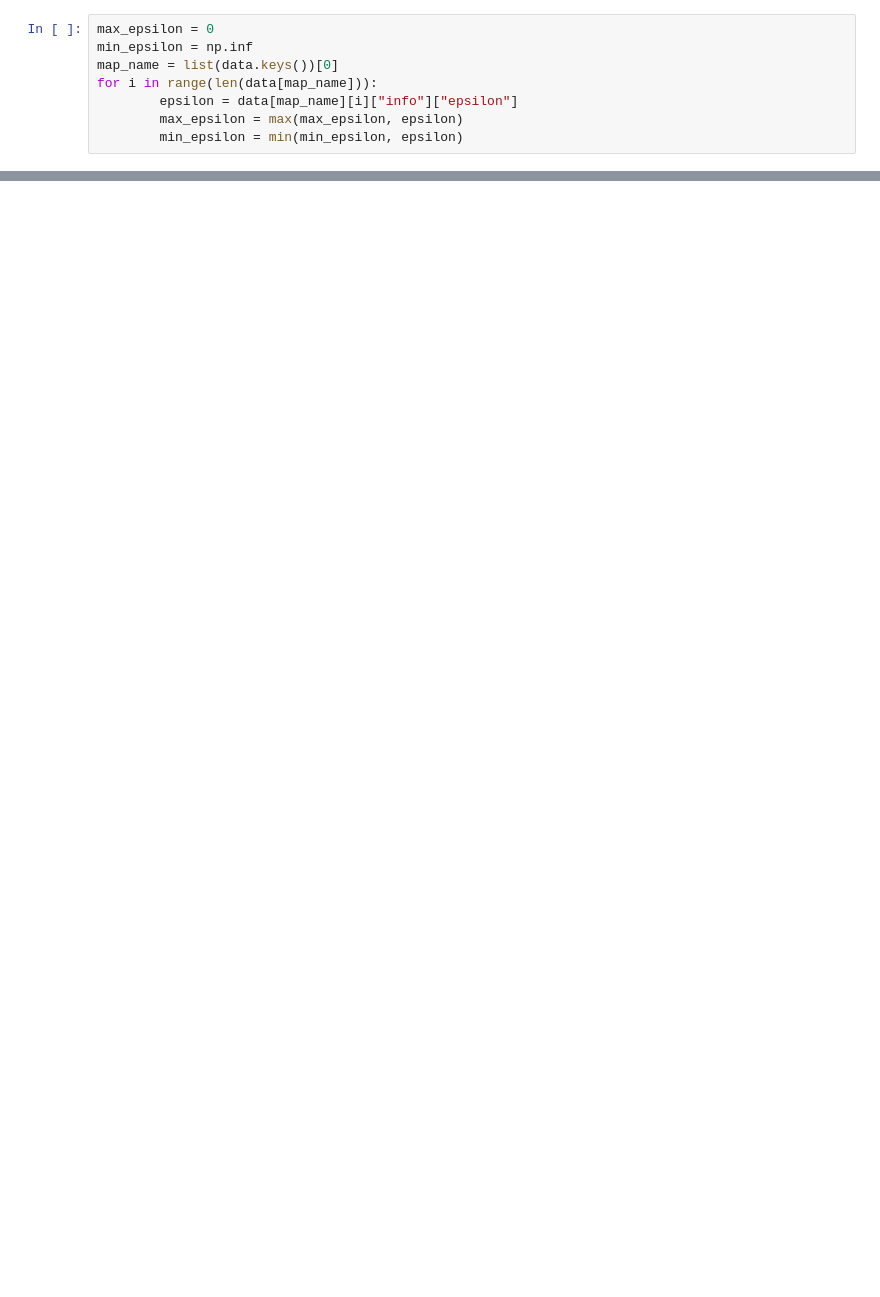
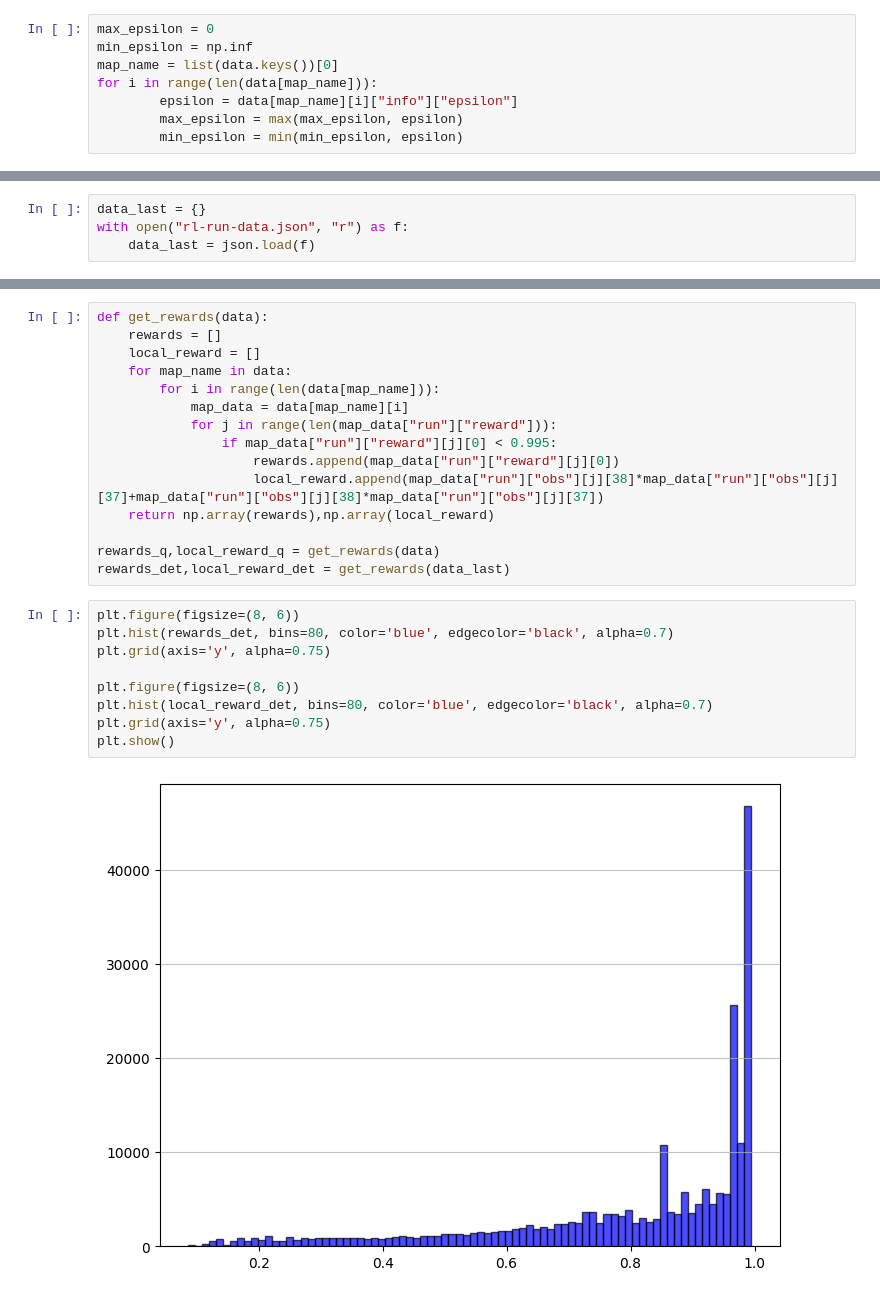
Before and after one commit to Etyl/swarm-rescue, a Jupyter notebook: rl/data_vis.ipynb, the cells around one changed output, grey strips where cells are left out. Drawn from its saved outputs; the diff is of its cells as text; blank space fills up the shorter version.

```diff
--- a/rl/data_vis.ipynb
+++ b/rl/data_vis.ipynb
@@ -56,0 +59,4 @@ for map_name in data:
+# %%
+data_last = {}
+with open("rl-run-data.json", "r") as f:
+    data_last = json.load(f)
@@ -56,0 +103,26 @@ for map_name in data:
+# %%
+def get_rewards(data):
+    rewards = []
+    local_reward = []
+    for map_name in data:
+        for i in range(len(data[map_name])):
+            map_data = data[map_name][i]
+            for j in range(len(map_data["run"]["reward"])):
+                if map_data["run"]["reward"][j][0] < 0.995:
+                    rewards.append(map_data["run"]["reward"][j][0])
+                    local_reward.append(map_data["run"]["obs"][j][38]*map_data["run"]["obs"][j][37]+map_data["run"]["obs"][j][38]*map_data["run"]["obs"][j][37])
+    return np.array(rewards),np.array(local_reward)
+
+rewards_q,local_reward_q = get_rewards(data)
+rewards_det,local_reward_det = get_rewards(data_last)
+# %%
+plt.figure(figsize=(8, 6))
+plt.hist(rewards_det, bins=80, color='blue', edgecolor='black', alpha=0.7)
+plt.grid(axis='y', alpha=0.75)
+
+plt.figure(figsize=(8, 6))
+plt.hist(local_reward_det, bins=80, color='blue', edgecolor='black', alpha=0.7)
+plt.grid(axis='y', alpha=0.75)
+plt.show()
+# %% [output]
+[figure, added]
```
Also changed, not shown: parts of 10 cells of this notebook, 7 other files.
